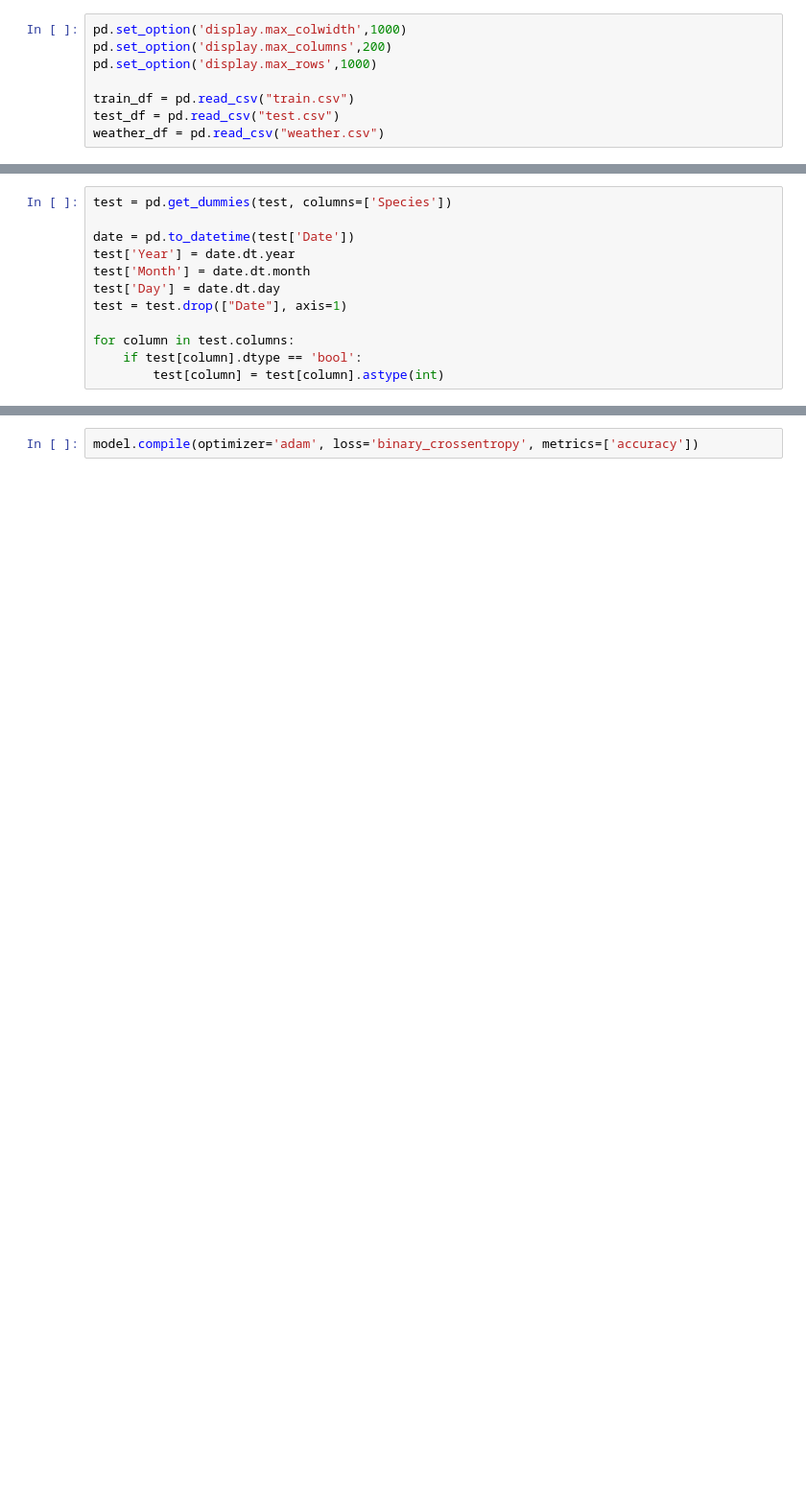
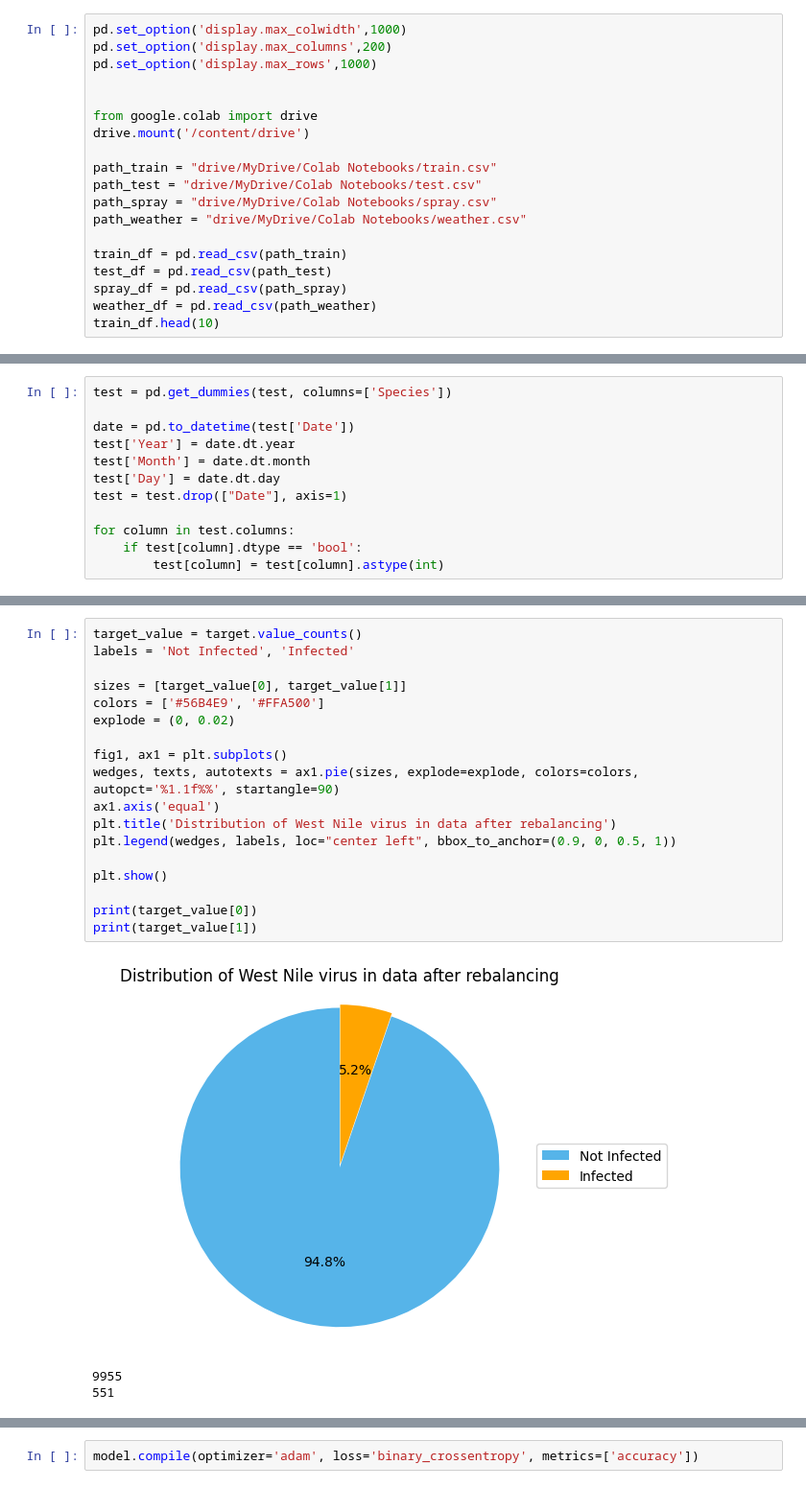
Before and after one commit to aubin4444/DS52-West-Nile-Virus-Prediction, a Jupyter notebook: West_Nile_Virus2.ipynb, the cells around one changed output, grey strips where cells are left out. Shown at 96% size. Cells and saved outputs as stored; diff of their text form; blank space fills up the shorter version.

```diff
--- a/West_Nile_Virus2.ipynb
+++ b/West_Nile_Virus2.ipynb
@@ -14,6 +14,17 @@ pd.set_option('display.max_colwidth',1000)
 pd.set_option('display.max_columns',200)
 pd.set_option('display.max_rows',1000)
 
-train_df = pd.read_csv("train.csv")
-test_df = pd.read_csv("test.csv")
-weather_df = pd.read_csv("weather.csv")
+
+from google.colab import drive
+drive.mount('/content/drive')
+
+path_train = "drive/MyDrive/Colab Notebooks/train.csv"
+path_test = "drive/MyDrive/Colab Notebooks/test.csv"
+path_spray = "drive/MyDrive/Colab Notebooks/spray.csv"
+path_weather = "drive/MyDrive/Colab Notebooks/weather.csv"
+
+train_df = pd.read_csv(path_train)
+test_df = pd.read_csv(path_test)
+spray_df = pd.read_csv(path_spray)
+weather_df = pd.read_csv(path_weather)
+train_df.head(10)
@@ -194,0 +230,22 @@ print(val[1])
+# %%
+target_value = target.value_counts()
+labels = 'Not Infected', 'Infected'
+
+sizes = [target_value[0], target_value[1]]
+colors = ['#56B4E9', '#FFA500']
+explode = (0, 0.02)
+
+fig1, ax1 = plt.subplots()
+wedges, texts, autotexts = ax1.pie(sizes, explode=explode, colors=colors, autopct='%1.1f%%', startangle=90)
+ax1.axis('equal')
+plt.title('Distribution of West Nile virus in data after rebalancing')
+plt.legend(wedges, labels, loc="center left", bbox_to_anchor=(0.9, 0, 0.5, 1))
+
+plt.show()
+
+print(target_value[0])
+print(target_value[1])
+# %% [output]
+[figure, added]
+9955
+551
```
Also changed, not shown: parts of 23 cells of this notebook.
